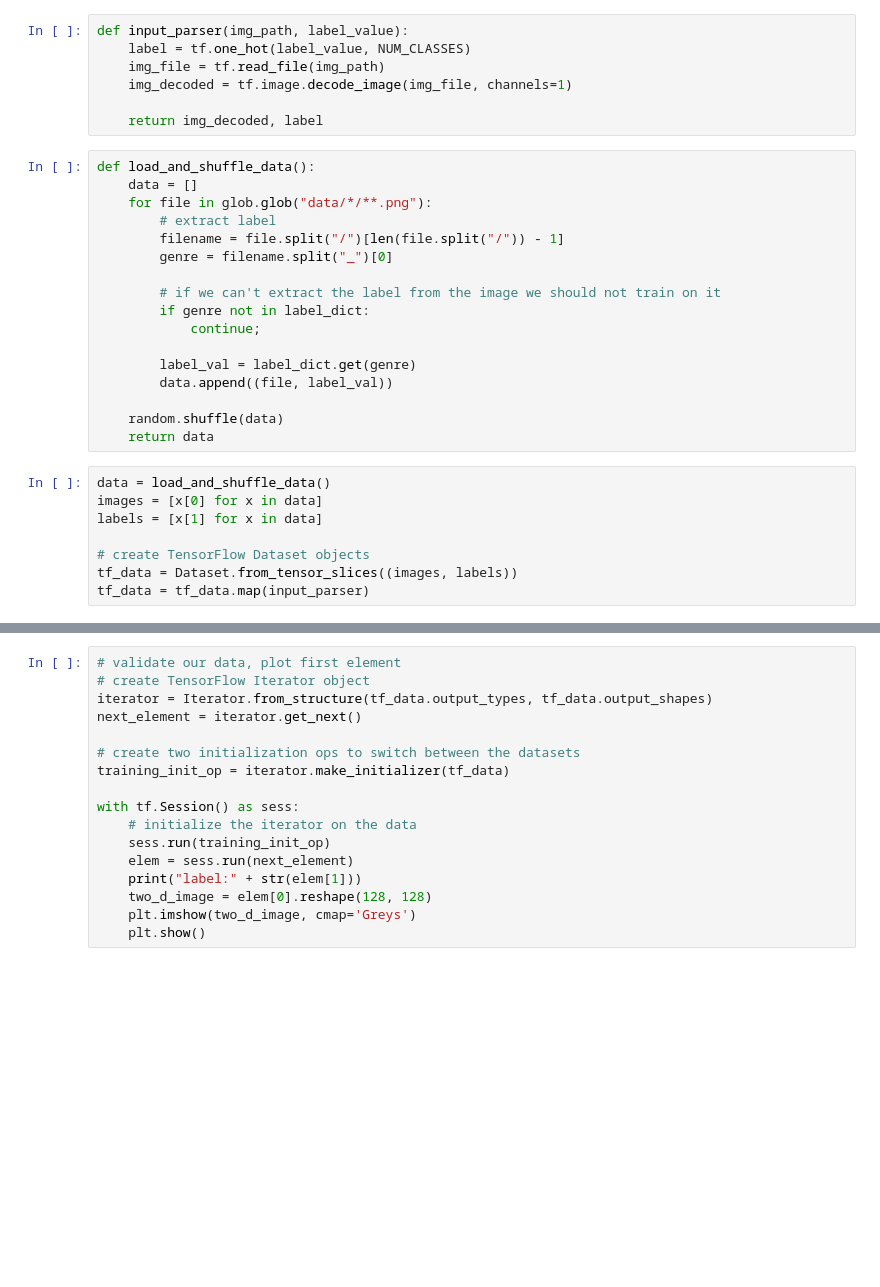
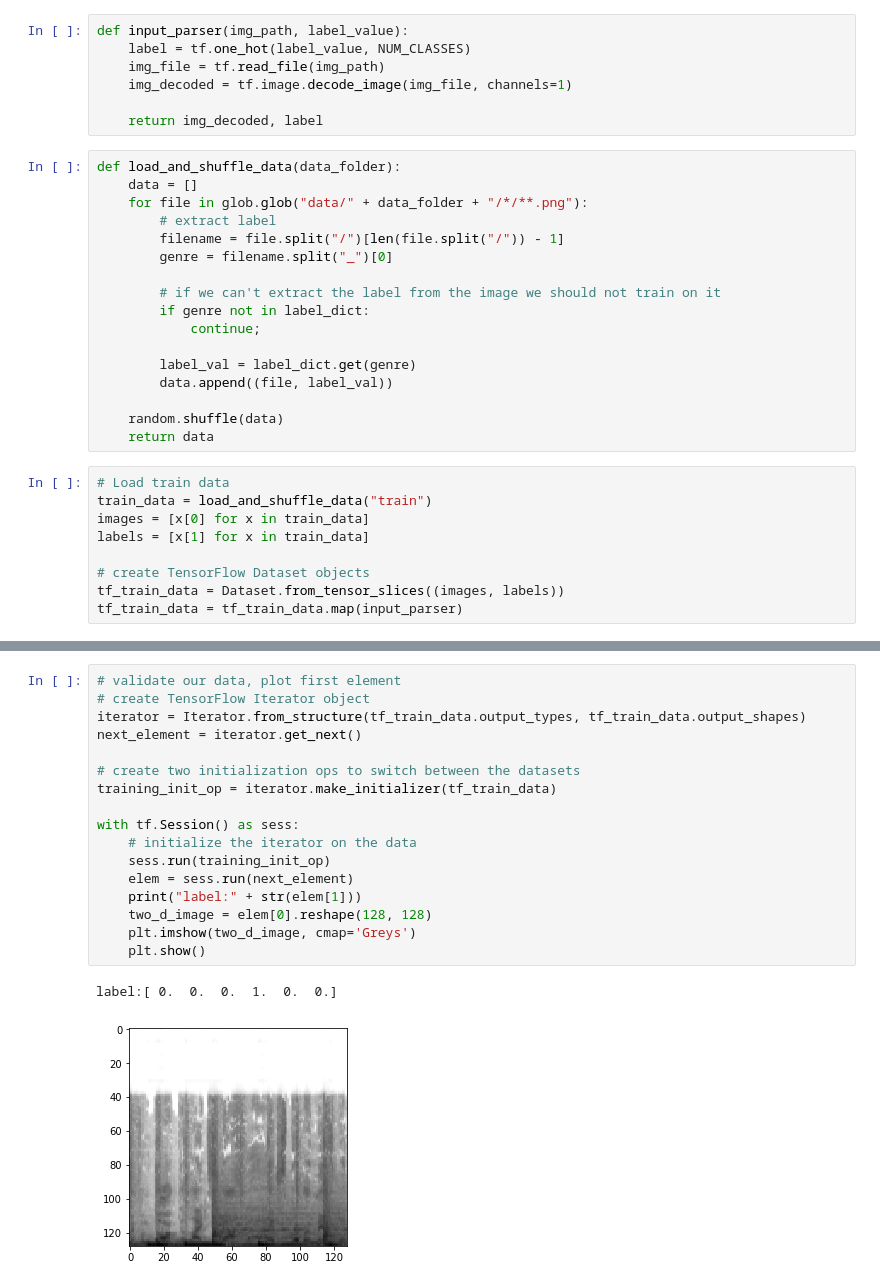
Before and after one commit to fannarmag/MLDL, a Jupyter notebook: project/notebooks/music_classification_local_1.ipynb, the cells around one changed output, grey strips where cells are left out. Drawn from its saved outputs; the diff is of its cells as text; blank space fills up the shorter version.

Commit message:
use training and testing data

```diff
--- a/project/notebooks/music_classification_local_1.ipynb
+++ b/project/notebooks/music_classification_local_1.ipynb
@@ -26,9 +26,9 @@ def input_parser(img_path, label_value):
 
     return img_decoded, label
 # %%
-def load_and_shuffle_data():
+def load_and_shuffle_data(data_folder):
     data = []
-    for file in glob.glob("data/*/**.png"):
+    for file in glob.glob("data/" + data_folder + "/*/**.png"):
         # extract label
         filename = file.split("/")[len(file.split("/")) - 1]
         genre = filename.split("_")[0]
@@ -43,10 +43,11 @@ def load_and_shuffle_data():
     random.shuffle(data)
     return data
 # %%
-data = load_and_shuffle_data()
-images = [x[0] for x in data]
-labels = [x[1] for x in data]
+# Load train data
+train_data = load_and_shuffle_data("train")
+images = [x[0] for x in train_data]
+labels = [x[1] for x in train_data]
 
 # create TensorFlow Dataset objects
-tf_data = Dataset.from_tensor_slices((images, labels))
-tf_data = tf_data.map(input_parser)
+tf_train_data = Dataset.from_tensor_slices((images, labels))
+tf_train_data = tf_train_data.map(input_parser)
@@ -53,18 +67,21 @@ tf_data = tf_data.map(input_parser)
 # %%
 # validate our data, plot first element
 # create TensorFlow Iterator object
-iterator = Iterator.from_structure(tf_data.output_types, tf_data.output_shapes)
+iterator = Iterator.from_structure(tf_train_data.output_types, tf_train_data.output_shapes)
 next_element = iterator.get_next()
 
 # create two initialization ops to switch between the datasets
-training_init_op = iterator.make_initializer(tf_data)
+training_init_op = iterator.make_initializer(tf_train_data)
 
 with tf.Session() as sess:
     # initialize the iterator on the data
     sess.run(training_init_op)
     elem = sess.run(next_element)
     print("label:" + str(elem[1]))
     two_d_image = elem[0].reshape(128, 128)
     plt.imshow(two_d_image, cmap='Greys')
     plt.show()
+# %% [output]
+label:[ 0.  0.  0.  1.  0.  0.]
+[figure, added]
 # %%
```
Also changed, not shown: parts of 5 cells of this notebook.
